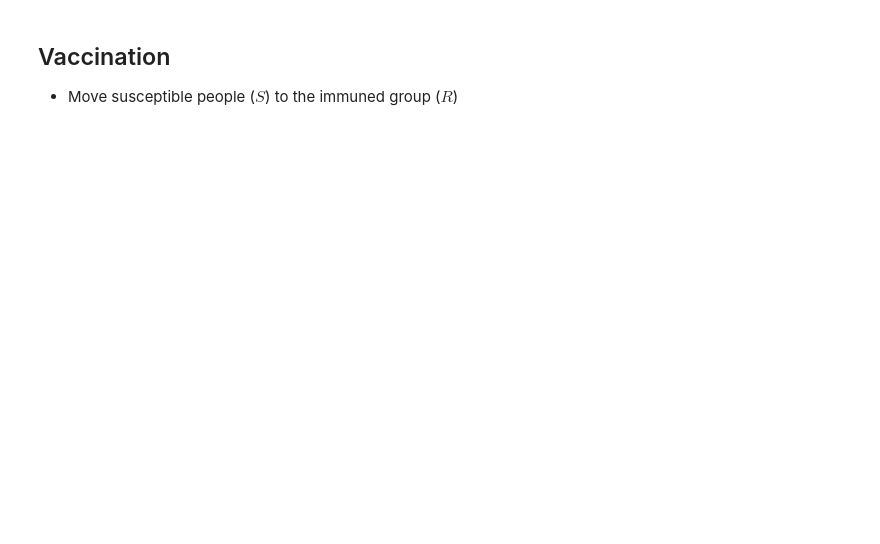
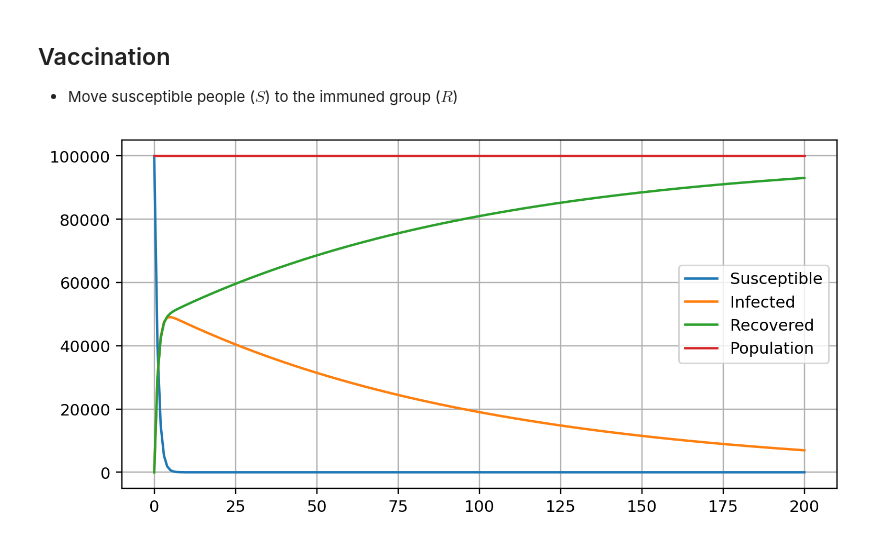
Before and after one commit to epsilonxe/RMUTT_09114223, a Jupyter notebook: labs/lab_10.ipynb, the cells around one changed output. Cells and saved outputs as stored; diff of their text form; code cells hidden in the pictures; blank space fills up the shorter version.

```diff
--- a/labs/lab_10.ipynb
+++ b/labs/lab_10.ipynb
@@ -80,0 +158,3 @@ plt.grid()
+# %%
+for i in range(time + 1):
+    print(f'Day {i}: S_{i} = {S[i][0]:.2f}, I_{i} = {I[i][0]:.2f}, Q_[i] = {Q[i][0]:.2f}, R_{i} = {R[i][0]:.2f}')
@@ -81,3 +179,73 @@ plt.grid()
 # %% [markdown]
 ## Vaccination
  - Move susceptible people ($S$) to the immuned group ($R$)
+# %%
+import numpy as np
+import matplotlib.pyplot as plt
+
+
+S0 = 99999
+I0 = 1
+R0 = 0
+Population = S0 + I0 + R0
+
+Beta = [2E-5, 1E-5, 2E-6, 1E-6]
+
+# Without Social Distancing: higher beta
+# beta = Beta[0]
+
+# With Social Distancing: lower beta
+beta = Beta[3]
+
+gamma = 0.01
+nu = 0.6
+p = 0.5
+
+time = 200
+
+
+def cutpop(x, lb, ub):
+    if not (lb <= x <= ub):
+        y = 0
+    else:
+        y = x
+    return y
+
+
+X0 = np.array([[S0, I0, R0]]).T
+Z = np.zeros((time+1, 3, 1))
+Z[0] = X0
+
+for i in range(time):
+    X_now = Z[i]
+    S_now = X_now[0]
+    I_now = X_now[1]
+    R_now = X_now[2]
+
+
+    S_new = (1-nu)* S_now - beta * S_now * I_now
+    S_new = cutpop(S_new, 0.1, Population)
+
+    I_new = I_now + beta * S_now * I_now - gamma * I_now + (1-p)*nu*S_now
+    I_new = cutpop(I_new, 0.1, Population)
+
+    R_new = Population - (S_new + I_new)
+
+    Z[i+1] = np.array([[S_new, I_new, R_new]]).T
+
+S = Z[:, 0, :]
+I = Z[:, 1, :]
+R = Z[:, 2, :]
+N = S + I + R
+
+TIME = np.linspace(0, time, num=time+1, dtype='int')
+
+plt.figure(figsize=(8,4), dpi=220)
+plt.plot(TIME, S, label='Susceptible')
+plt.plot(TIME, I, label='Infected')
+plt.plot(TIME, R, label='Recovered')
+plt.plot(TIME, N, label='Population')
+plt.legend()
+plt.grid()
+# %% [output]
+[figure, added]
```
Also changed, not shown: parts of 4 cells of this notebook.
